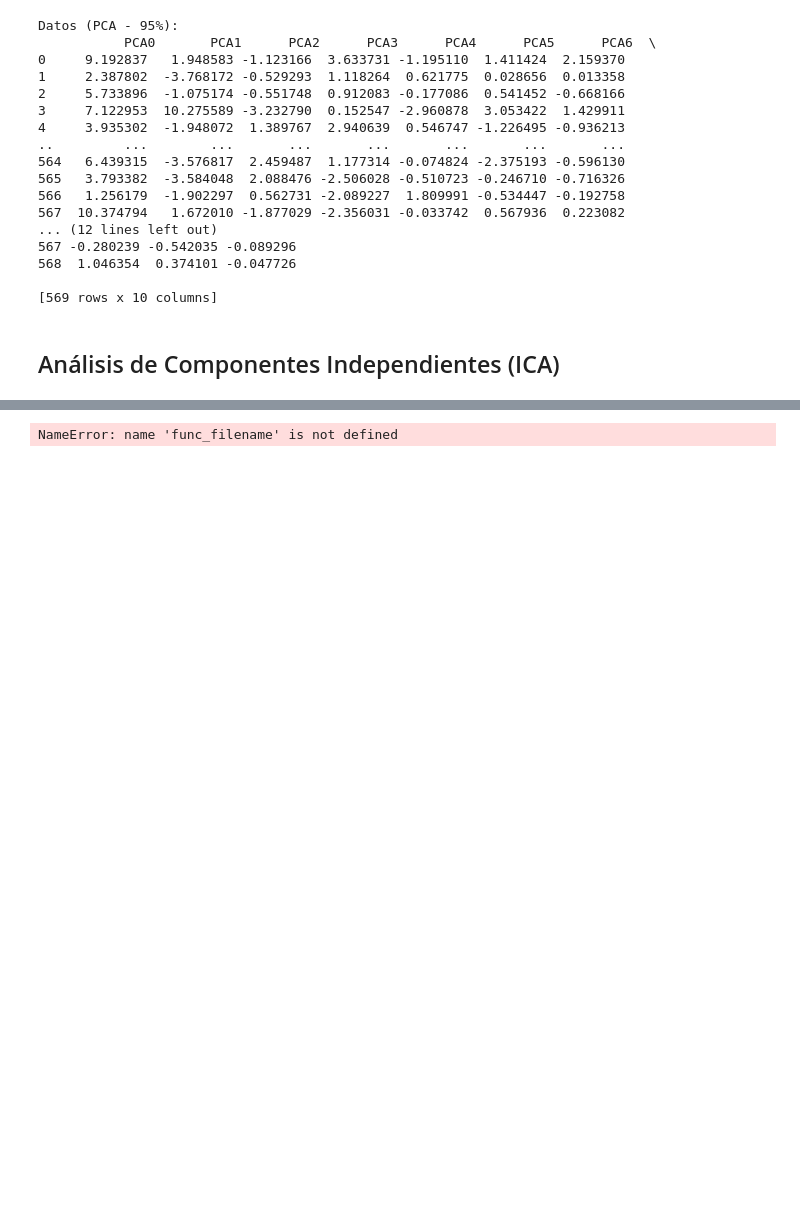
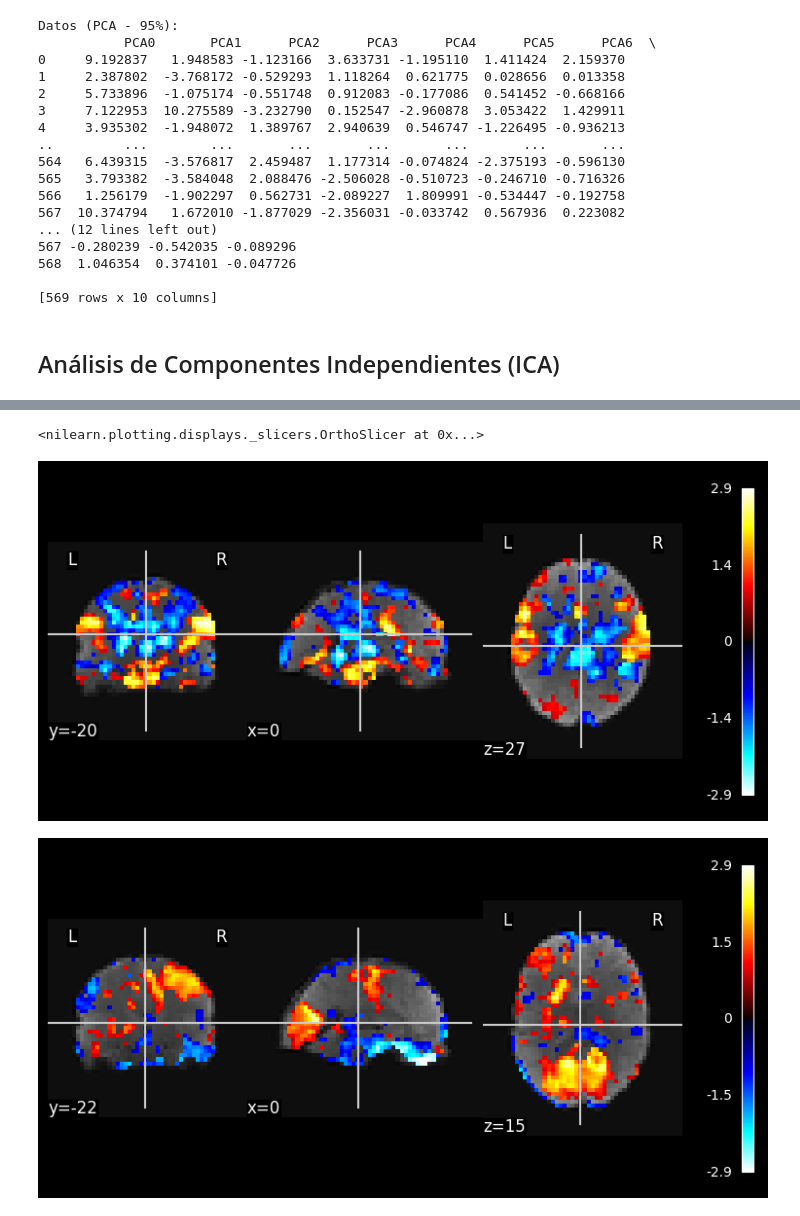
Before and after one commit to txusser/Master_IA_Sanidad, a Jupyter notebook: Modulo_2/2_3_3_Extraccion_de_caracteristicas.ipynb, the cells around one changed output, grey strips where cells are left out. Cells and saved outputs as stored; diff of their text form; code cells hidden in the pictures; blank space fills up the shorter version.

Commit message:
Corrección para cargar imagen funcional

```diff
--- a/Modulo_2/2_3_3_Extraccion_de_caracteristicas.ipynb
+++ b/Modulo_2/2_3_3_Extraccion_de_caracteristicas.ipynb
@@ -239,9 +224,17 @@ component_img = masker.inverse_transform(components_masked)
 # %%
 # Finalmete, visualizamos el resultado de las operaciones de reducción
 from nilearn import image
 from nilearn.plotting import plot_stat_map, show
+from nilearn import datasets
+
+# Datos de un sujeto/paciente
+dataset = datasets.fetch_development_fmri(n_subjects=1)
+func_filename = dataset.func[0]
+
 mean_img = image.mean_img(func_filename)
 plot_stat_map(image.index_img(component_img, 0), mean_img)
 plot_stat_map(image.index_img(component_img, 1), mean_img)
 # %% [output]
-NameError: name 'func_filename' is not defined
+<nilearn.plotting.displays._slicers.OrthoSlicer at 0x...>
+[figure, added]
+[figure, added]
```
Also changed, not shown: parts of 2 cells of this notebook.
